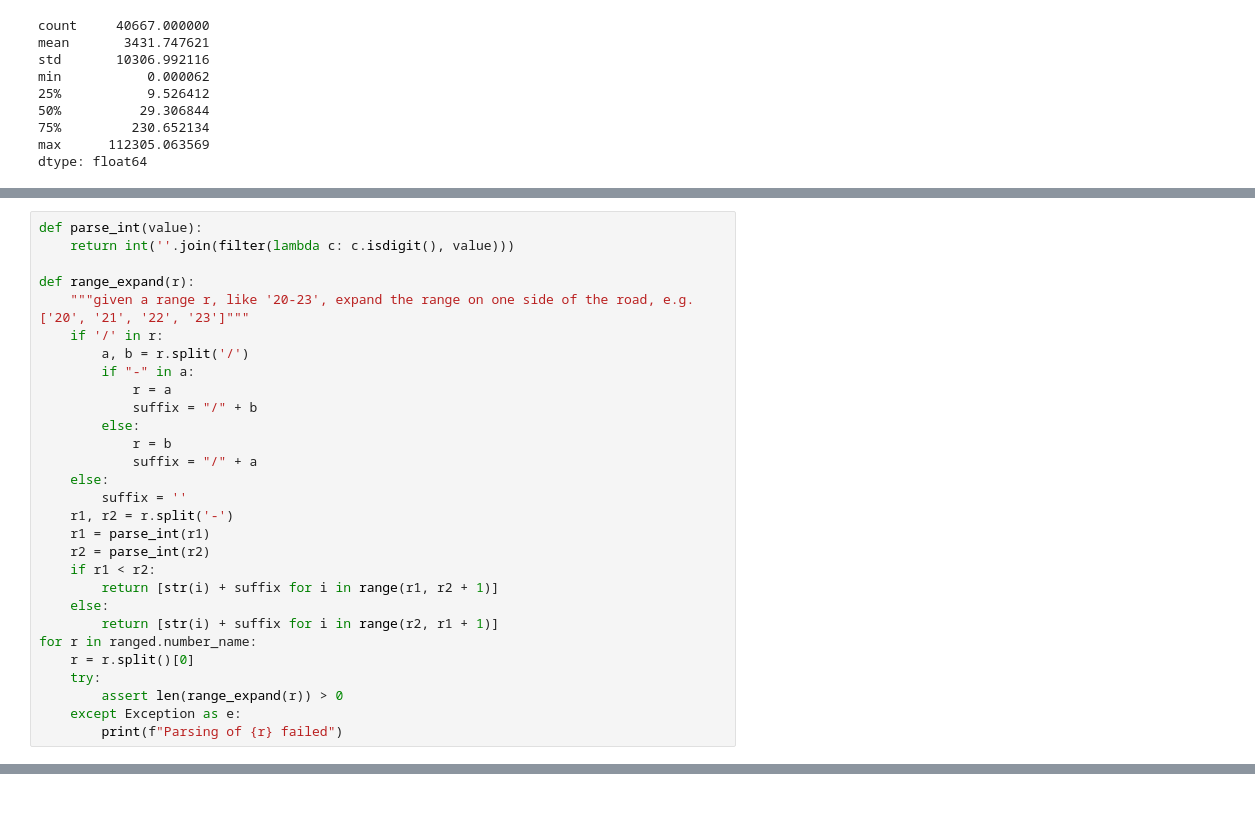
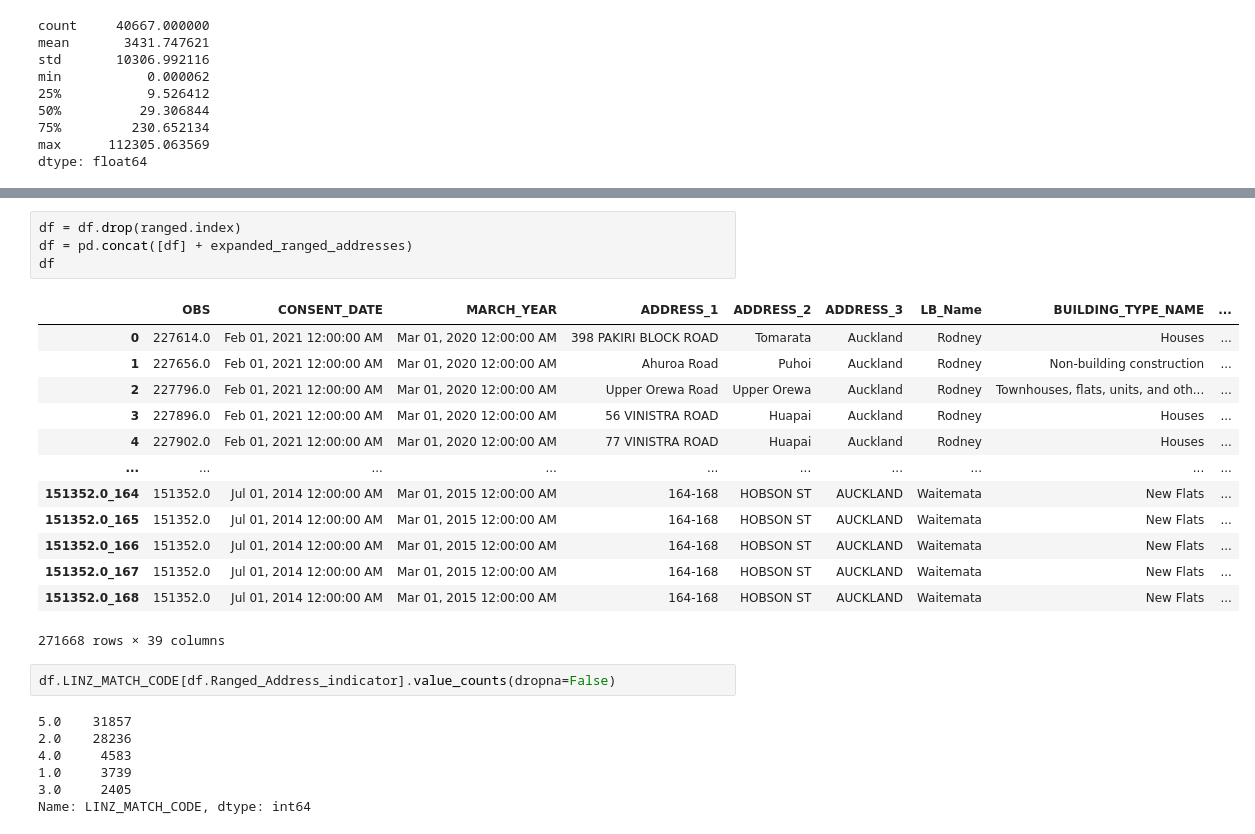
Before and after one commit to UoA-eResearch/auckland-housing, a Jupyter notebook: phase1.ipynb, the cells around one changed output, grey strips where cells are left out. Saved outputs shown, nothing was run; the diff lists cells and outputs as text; blank space fills up the shorter version.

```diff
--- a/phase1.ipynb
+++ b/phase1.ipynb
@@ -412,29 +356,0 @@ ranged
-# %%
-def parse_int(value):
-    return int(''.join(filter(lambda c: c.isdigit(), value)))
-
-def range_expand(r):
-    """given a range r, like '20-23', expand the range on one side of the road, e.g. ['20', '21', '22', '23']"""
-    if '/' in r:
-        a, b = r.split('/')
-        if "-" in a:
-            r = a
-            suffix = "/" + b
-        else:
-            r = b
-            suffix = "/" + a
-    else:
-        suffix = ''
-    r1, r2 = r.split('-')
-    r1 = parse_int(r1)
-    r2 = parse_int(r2)
-    if r1 < r2:
-        return [str(i) + suffix for i in range(r1, r2 + 1)]
-    else:
-        return [str(i) + suffix for i in range(r2, r1 + 1)]
-for r in ranged.number_name:
-    r = r.split()[0]
-    try:
-        assert len(range_expand(r)) > 0
-    except Exception as e:
-        print(f"Parsing of {r} failed")
@@ -526,0 +538,27 @@ for i, sample in tqdm(ranged.iterrows(), total=len(ranged)):
+# %%
+df = df.drop(ranged.index)
+df = pd.concat([df] + expanded_ranged_addresses)
+df
+# %% [output]
+|  | OBS | CONSENT_DATE | MARCH_YEAR | ADDRESS_1 | ADDRESS_2 | ADDRESS_3 | LB_Name | BUILDING_TYPE_NAME | ... |
+| 0 | 227614.0 | Feb 01, 2021 12:00:00 AM | Mar 01, 2020 12:00:00 AM | 398 PAKIRI BLOCK ROAD | Tomarata | Auckland | Rodney | Houses | ... |
+| 1 | 227656.0 | Feb 01, 2021 12:00:00 AM | Mar 01, 2020 12:00:00 AM | Ahuroa Road | Puhoi | Auckland | Rodney | Non-building construction | ... |
+| 2 | 227796.0 | Feb 01, 2021 12:00:00 AM | Mar 01, 2020 12:00:00 AM | Upper Orewa Road | Upper Orewa | Auckland | Rodney | Townhouses, flats, units, and oth... | ... |
+| 3 | 227896.0 | Feb 01, 2021 12:00:00 AM | Mar 01, 2020 12:00:00 AM | 56 VINISTRA ROAD | Huapai | Auckland | Rodney | Houses | ... |
+| 4 | 227902.0 | Feb 01, 2021 12:00:00 AM | Mar 01, 2020 12:00:00 AM | 77 VINISTRA ROAD | Huapai | Auckland | Rodney | Houses | ... |
+| ... | ... | ... | ... | ... | ... | ... | ... | ... | ... |
+| 151352.0_164 | 151352.0 | Jul 01, 2014 12:00:00 AM | Mar 01, 2015 12:00:00 AM | 164-168 | HOBSON ST | AUCKLAND | Waitemata | New Flats | ... |
+| 151352.0_165 | 151352.0 | Jul 01, 2014 12:00:00 AM | Mar 01, 2015 12:00:00 AM | 164-168 | HOBSON ST | AUCKLAND | Waitemata | New Flats | ... |
+| 151352.0_166 | 151352.0 | Jul 01, 2014 12:00:00 AM | Mar 01, 2015 12:00:00 AM | 164-168 | HOBSON ST | AUCKLAND | Waitemata | New Flats | ... |
+| 151352.0_167 | 151352.0 | Jul 01, 2014 12:00:00 AM | Mar 01, 2015 12:00:00 AM | 164-168 | HOBSON ST | AUCKLAND | Waitemata | New Flats | ... |
+| 151352.0_168 | 151352.0 | Jul 01, 2014 12:00:00 AM | Mar 01, 2015 12:00:00 AM | 164-168 | HOBSON ST | AUCKLAND | Waitemata | New Flats | ... |
+271668 rows × 39 columns
+# %%
+df.LINZ_MATCH_CODE[df.Ranged_Address_indicator].value_counts(dropna=False)
+# %% [output]
+5.0    31857
+2.0    28236
+4.0     4583
+1.0     3739
+3.0     2405
+Name: LINZ_MATCH_CODE, dtype: int64
```
Also changed, not shown: parts of 36 cells of this notebook, 1 other file.
